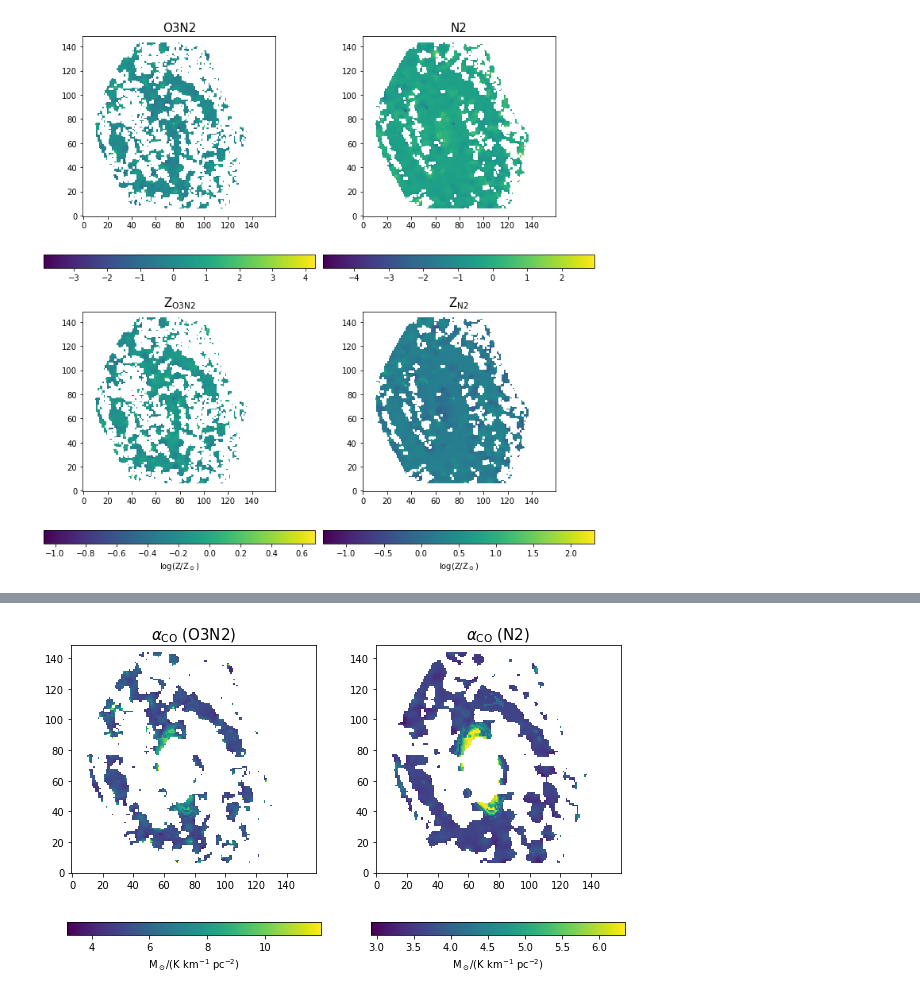
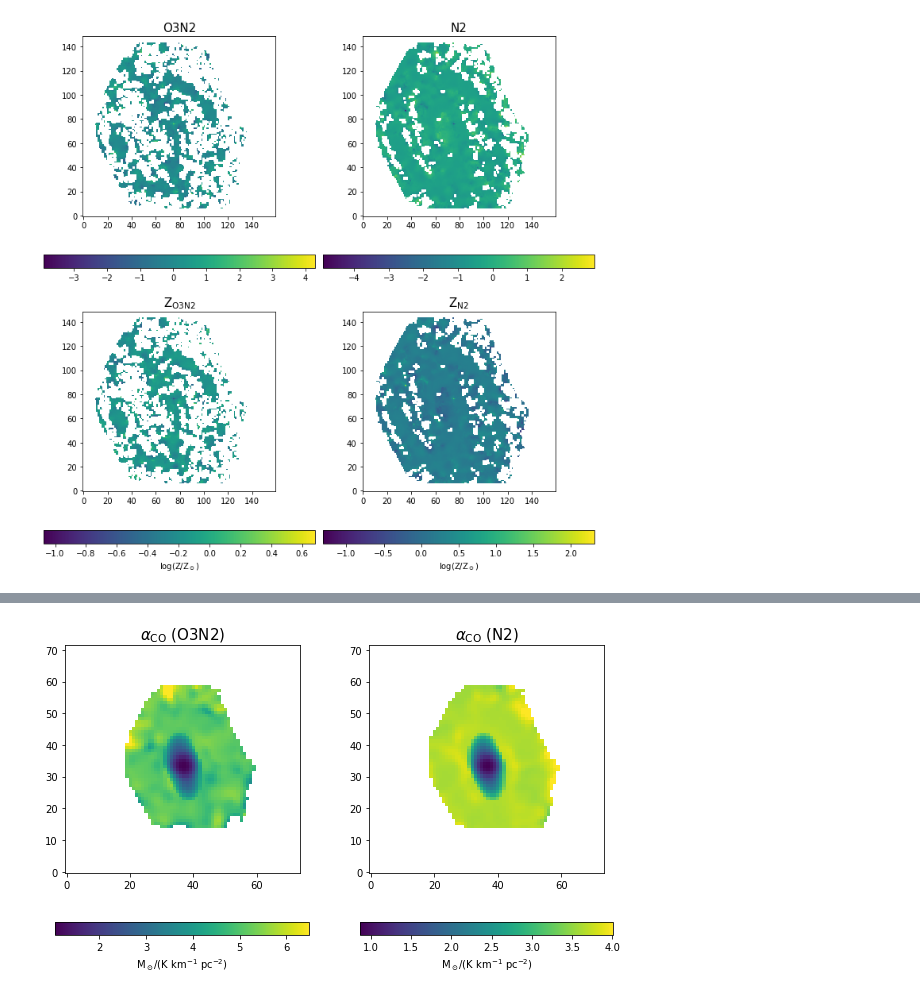
Before and after one commit to Bruno-Rodriguez/quenching-nearby-galaxies, a Jupyter notebook: astrophysical-properties.ipynb, the cells around one changed output, grey strips where cells are left out. Saved outputs shown, nothing was run; the diff lists cells and outputs as text; code cells hidden in the pictures.

```diff
--- a/astrophysical-properties.ipynb
+++ b/astrophysical-properties.ipynb
@@ -254,8 +380,10 @@ plt.show()
 # %%
-fig, ax = plt.subplots(figsize=(5,5))
-ax.hexbin(np.log10(Z_O3N2).flatten(),np.log10(Z_N2).flatten(),bins='log')
-ax.plot([-1.5,1.],[-1.5,1.],c='k',ls='--')
-ax.set_xlabel(r'log(Z$_\mathrm{O3N2}$/Z$_\odot$)',size=15)
-ax.set_ylabel(r'log(Z$_\mathrm{N2}$/Z$_\odot$)',size=15)
+fig, axs = plt.subplots(1,2,figsize=(10,5),sharey='row')
+for ax,ZO3N2,ZN2 in zip(axs.ravel(),[Z_O3N2.flatten(),Z_O3N2_rep.flatten()],[Z_N2.flatten(),Z_N2_rep.flatten()]):
+    ax.hexbin(np.log10(ZO3N2),np.log10(ZN2),bins='log')
+    ax.plot([-1.5,1.],[-1.5,1.],c='k',ls='--')
+    ax.set_xlabel(r'log(Z$_\mathrm{O3N2}$/Z$_\odot$)',size=15)
+    ax.set_ylabel(r'log(Z$_\mathrm{N2}$/Z$_\odot$)',size=15)
+fig.tight_layout()
 plt.show()
 # %% [output]
@@ -285,0 +391,19 @@ alphaCO_N2 = 2.9*np.exp(0.4/(S_GMC*Z_N2))*np.power(S_star/100,np.where(S_star>10
+# %%
+S_GMC = 1
+S_star = M_star/pix_area_califa.to(u.pc**2).value # SFR surface density in M_sun pc^-2
+alphaCO_O3N2 = 2.9*np.exp(0.4/(S_GMC*Z_O3N2))*np.power(S_star/100,np.where(S_star>100,-0.5,0))
+alphaCO_N2 = 2.9*np.exp(0.4/(S_GMC*Z_N2))*np.power(S_star/100,np.where(S_star>100,-0.5,0))
+# %%
+S_GMC = 1
+S_star_rep = M_star_rep/pix_area_aca.to(u.pc**2).value # SFR surface density in M_sun pc^-2
+alphaCO_O3N2_rep = 2.9*np.exp(0.4/(S_GMC*Z_O3N2_rep))*np.power(S_star_rep/100,np.where(S_star_rep>100,-0.5,0))
+alphaCO_N2_rep = 2.9*np.exp(0.4/(S_GMC*Z_N2_rep))*np.power(S_star_rep/100,np.where(S_star_rep>100,-0.5,0))
+# %%
+fig, axs = plt.subplots(1,2,figsize=(10,6))
+for ax,frame,title,label in zip(axs.ravel(),[alphaCO_O3N2,alphaCO_N2],
+                          [r'$\alpha_\mathrm{CO}$ (O3N2)',r'$\alpha_\mathrm{CO}$ (N2)'],[r'M$_\odot$/(K km$^{-1}$ pc$^{-2}$)',r'M$_\odot$/(K km$^{-1}$ pc$^{-2}$)']):
+    data = frame#np.where(region&(EW_Ha>6),frame,np.nan)
+    im = ax.imshow(data,origin='lower',vmax=np.nanpercentile(data,99))
+    fig.colorbar(im,ax=ax,orientation='horizontal',label=label)
+    ax.set_title(title,size=15)
+plt.show()
@@ -286,11 +412,11 @@ alphaCO_N2 = 2.9*np.exp(0.4/(S_GMC*Z_N2))*np.power(S_star/100,np.where(S_star>10
 # %%
 fig, axs = plt.subplots(1,2,figsize=(10,6))
-for ax,frame,title,label in zip(axs.ravel(),[alphaCO_O3N2,alphaCO_N2],
+for ax,frame,title,label in zip(axs.ravel(),[alphaCO_O3N2_rep,alphaCO_N2_rep],
                           [r'$\alpha_\mathrm{CO}$ (O3N2)',r'$\alpha_\mathrm{CO}$ (N2)'],[r'M$_\odot$/(K km$^{-1}$ pc$^{-2}$)',r'M$_\odot$/(K km$^{-1}$ pc$^{-2}$)']):
-    data = np.where(region&(EW_Ha>6),frame,np.nan)
+    data = frame#np.where(region&(EW_Ha>6),frame,np.nan)
     im = ax.imshow(data,origin='lower',vmax=np.nanpercentile(data,99))
     fig.colorbar(im,ax=ax,orientation='horizontal',label=label)
     ax.set_title(title,size=15)
 plt.show()
 # %% [output]
-[figure, old version]
+[figure, new version]
```
Also changed, not shown: parts of 58 cells of this notebook.
